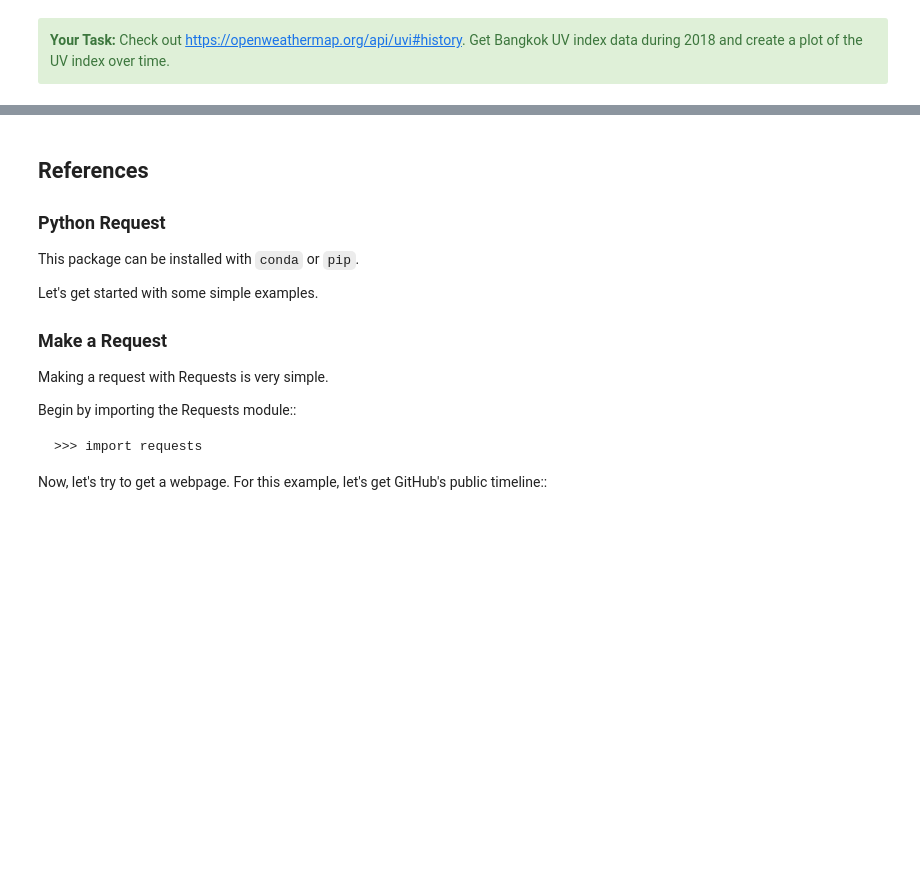
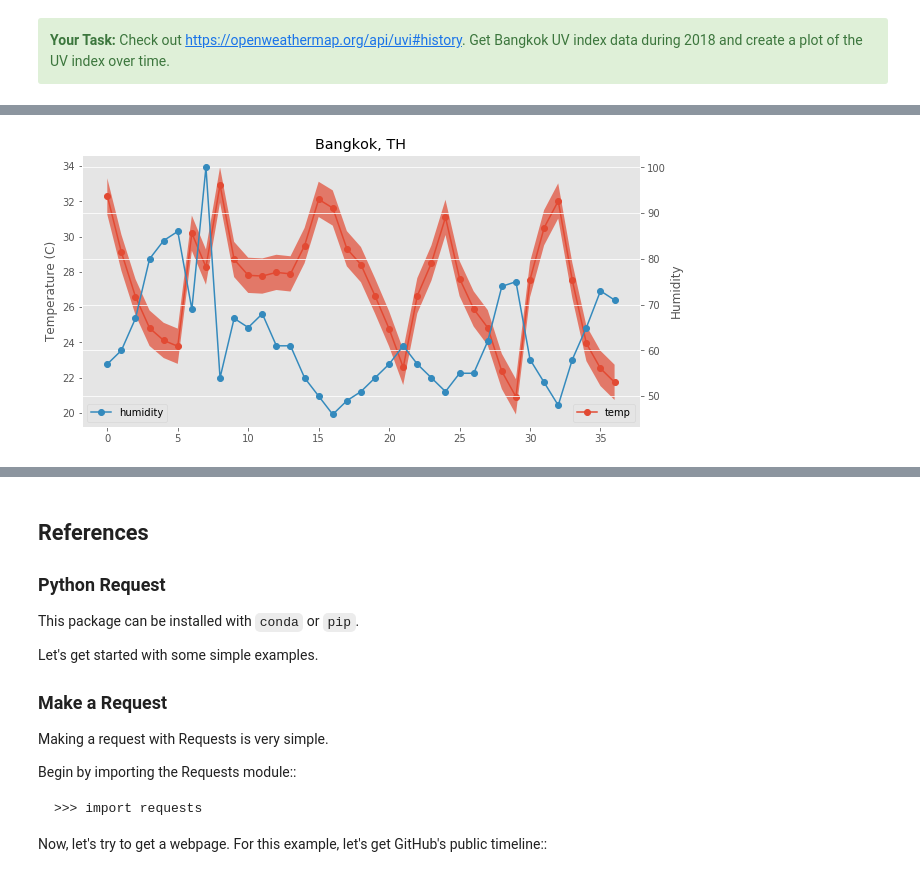
Before and after one commit to jarhan/data-mining, a Jupyter notebook: lect03/03-collecting-data.ipynb, the cells around one changed output, grey strips where cells are left out. Saved outputs shown, nothing was run; the diff lists cells and outputs as text; code cells hidden in the pictures; blank space fills up the shorter version.

```diff
--- a/lect03/03-collecting-data.ipynb
+++ b/lect03/03-collecting-data.ipynb
@@ -1087,0 +1146,20 @@ Check out <a href="https://openweathermap.org/api/uvi#history">https://openweath
+# %%
+# Fill code here
+def plot_temp(df, city, country):
+    ax = df['temp'].plot(figsize=(10,5),style='o-')
+    # Since the fructuation is too small to notice, I purposedly add +1/-1 to the max/max to demo the fill graph
+    ax.fill_between(df.index, df['min_temp']-1,df['max_temp']+1,alpha=0.7)
+    ax.set_ylabel('Temperature (C)')
+
+    ax2 = df['humidity'].plot(style='o-',secondary_y=True)
+    ax2.set_ylabel('Humidity')
+
+    ax.legend(loc=4)
+    ax2.legend(loc=3)
+    ax.set_title(city+', '+country)
+
+    ax.get_figure().savefig(city+'.png')
+# %%
+plot_temp(bk_df, 'Bangkok', 'TH')
+# %% [output]
+[figure, added]
```
Also changed, not shown: parts of 20 cells of this notebook, 3 other files.
